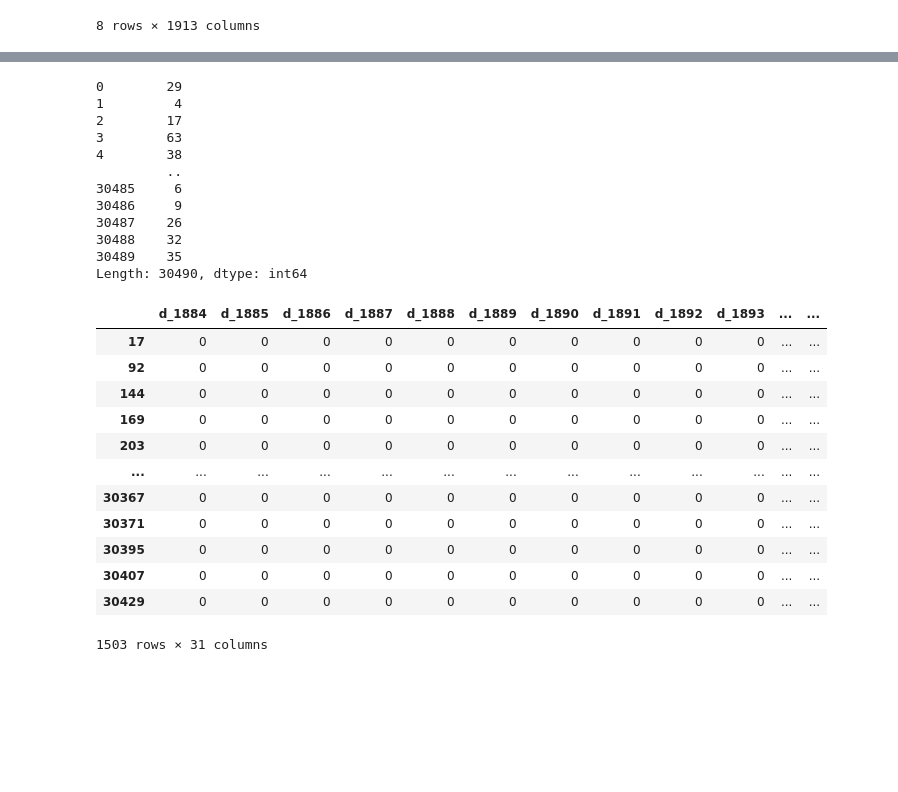
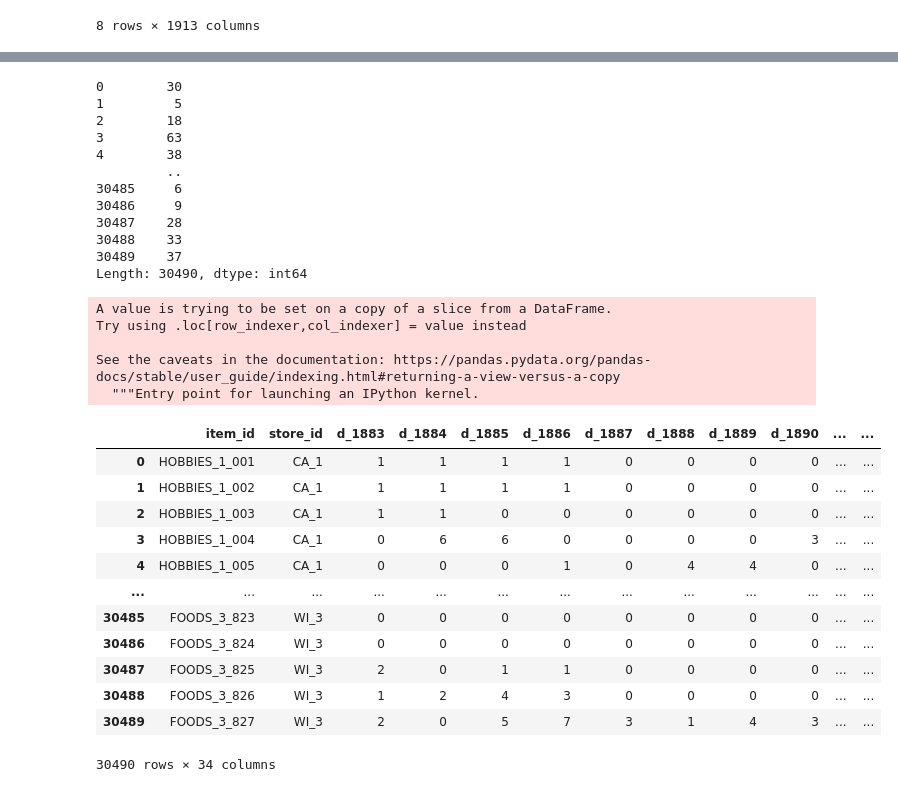
Before and after one commit to TAIR-Project/kaggle-m5-accuracy, a Jupyter notebook: ◎200331takemi_データの可視化_データ調べ-itemの連続性-checkpoint.ipynb, the cells around one changed output, grey strips where cells are left out. Cells and saved outputs as stored; diff of their text form; code cells hidden in the pictures; blank space fills up the shorter version.

```diff
--- a/200331takemi_データの可視化_データ調べ-itemの連続性-checkpoint.ipynb
+++ b/◎200331takemi_データの可視化_データ調べ-itemの連続性-checkpoint.ipynb
@@ -134,36 +145,44 @@ sales_train_validation[(sales_train_validation['d_1913']==0)&(sales_train_valida
 # %%
-#d_1883～d_1913に限定
-sales_train_validation=sales_train_validation.iloc[:,1884:1914]
-sales_train_validation.sum(axis=1)
+#item_id,store_id,d_1883～d_1913に限定
+sales_train_validation=sales_train_validation.iloc[:,[0,1,1884,1885,1886,1887,1888,1889,1890,1891,1892,1893,1894,1895,1896,1897,1898,1899,1900,1901,1902,1903,1904,1905,1906,1907,1908,1909,1910,1911,1912,1913,1914]]
+sales_train_validation.sum(numeric_only=True,axis=1)
 # sales_train_validation["sum"]=sales_train_validation["d_1913"]+sales_train_validation["d_1912"]
 # sales_train_validation
 # %% [output]
-0        29
-1         4
-2        17
+0        30
+1         5
+2        18
 3        63
 4        38
          ..
 30485     6
 30486     9
-30487    26
-30488    32
-30489    35
+30487    28
+30488    33
+30489    37
 Length: 30490, dtype: int64
+# %%
+#数値データd_1883～d_1913までの合計をカラム"sum"に代入
+sales_train_validation["sum"]=sales_train_validation.sum(numeric_only=True,axis=1)
+sales_train_validation
+# %% [output]
+A value is trying to be set on a copy of a slice from a DataFrame.
+Try using .loc[row_indexer,col_indexer] = value instead
+
+See the caveats in the documentation: https://pandas.pydata.org/pandas-docs/stable/user_guide/indexing.html#returning-a-view-versus-a-copy
+  """Entry point for launching an IPython kernel.
+|  | item_id | store_id | d_1883 | d_1884 | d_1885 | d_1886 | d_1887 | d_1888 | d_1889 | d_1890 | ... | ... |
+| 0 | HOBBIES_1_001 | CA_1 | 1 | 1 | 1 | 1 | 0 | 0 | 0 | 0 | ... | ... |
+| 1 | HOBBIES_1_002 | CA_1 | 1 | 1 | 1 | 1 | 0 | 0 | 0 | 0 | ... | ... |
+| 2 | HOBBIES_1_003 | CA_1 | 1 | 1 | 0 | 0 | 0 | 0 | 0 | 0 | ... | ... |
+| 3 | HOBBIES_1_004 | CA_1 | 0 | 6 | 6 | 0 | 0 | 0 | 0 | 3 | ... | ... |
+| 4 | HOBBIES_1_005 | CA_1 | 0 | 0 | 0 | 1 | 0 | 4 | 4 | 0 | ... | ... |
+| ... | ... | ... | ... | ... | ... | ... | ... | ... | ... | ... | ... | ... |
+| 30485 | FOODS_3_823 | WI_3 | 0 | 0 | 0 | 0 | 0 | 0 | 0 | 0 | ... | ... |
+| 30486 | FOODS_3_824 | WI_3 | 0 | 0 | 0 | 0 | 0 | 0 | 0 | 0 | ... | ... |
+| 30487 | FOODS_3_825 | WI_3 | 2 | 0 | 1 | 1 | 0 | 0 | 0 | 0 | ... | ... |
+| 30488 | FOODS_3_826 | WI_3 | 1 | 2 | 4 | 3 | 0 | 0 | 0 | 0 | ... | ... |
+| 30489 | FOODS_3_827 | WI_3 | 2 | 0 | 5 | 7 | 3 | 1 | 4 | 3 | ... | ... |
+30490 rows × 34 columns
 # %%
-sales_train_validation["sum"]=sales_train_validation.sum(axis=1)
-sales_train_validation[sales_train_validation["sum"]==0]
+sales_train_validation=sales_train_validation[sales_train_validation["sum"]==0]
-# %% [output]
-|  | d_1884 | d_1885 | d_1886 | d_1887 | d_1888 | d_1889 | d_1890 | d_1891 | d_1892 | d_1893 | ... | ... |
-| 17 | 0 | 0 | 0 | 0 | 0 | 0 | 0 | 0 | 0 | 0 | ... | ... |
-| 92 | 0 | 0 | 0 | 0 | 0 | 0 | 0 | 0 | 0 | 0 | ... | ... |
-| 144 | 0 | 0 | 0 | 0 | 0 | 0 | 0 | 0 | 0 | 0 | ... | ... |
-| 169 | 0 | 0 | 0 | 0 | 0 | 0 | 0 | 0 | 0 | 0 | ... | ... |
-| 203 | 0 | 0 | 0 | 0 | 0 | 0 | 0 | 0 | 0 | 0 | ... | ... |
-| ... | ... | ... | ... | ... | ... | ... | ... | ... | ... | ... | ... | ... |
-| 30367 | 0 | 0 | 0 | 0 | 0 | 0 | 0 | 0 | 0 | 0 | ... | ... |
-| 30371 | 0 | 0 | 0 | 0 | 0 | 0 | 0 | 0 | 0 | 0 | ... | ... |
-| 30395 | 0 | 0 | 0 | 0 | 0 | 0 | 0 | 0 | 0 | 0 | ... | ... |
-| 30407 | 0 | 0 | 0 | 0 | 0 | 0 | 0 | 0 | 0 | 0 | ... | ... |
-| 30429 | 0 | 0 | 0 | 0 | 0 | 0 | 0 | 0 | 0 | 0 | ... | ... |
-1503 rows × 31 columns
```
Also changed, not shown: parts of 9 cells of this notebook, 1 other file.
